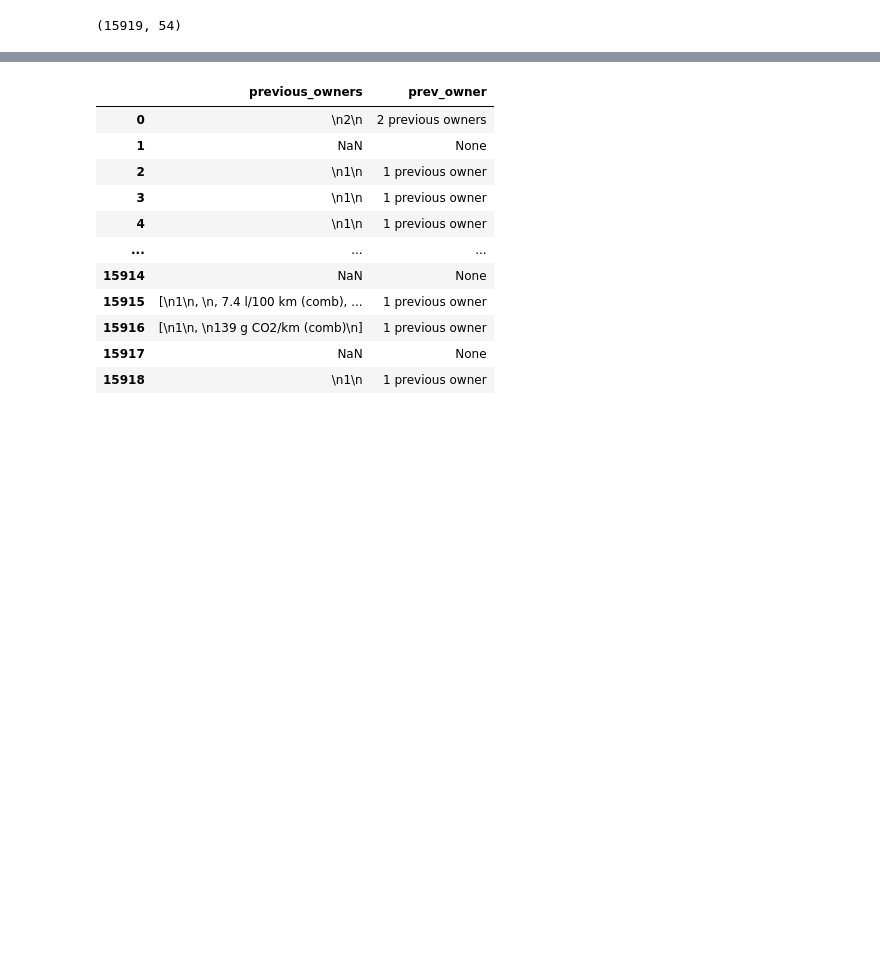
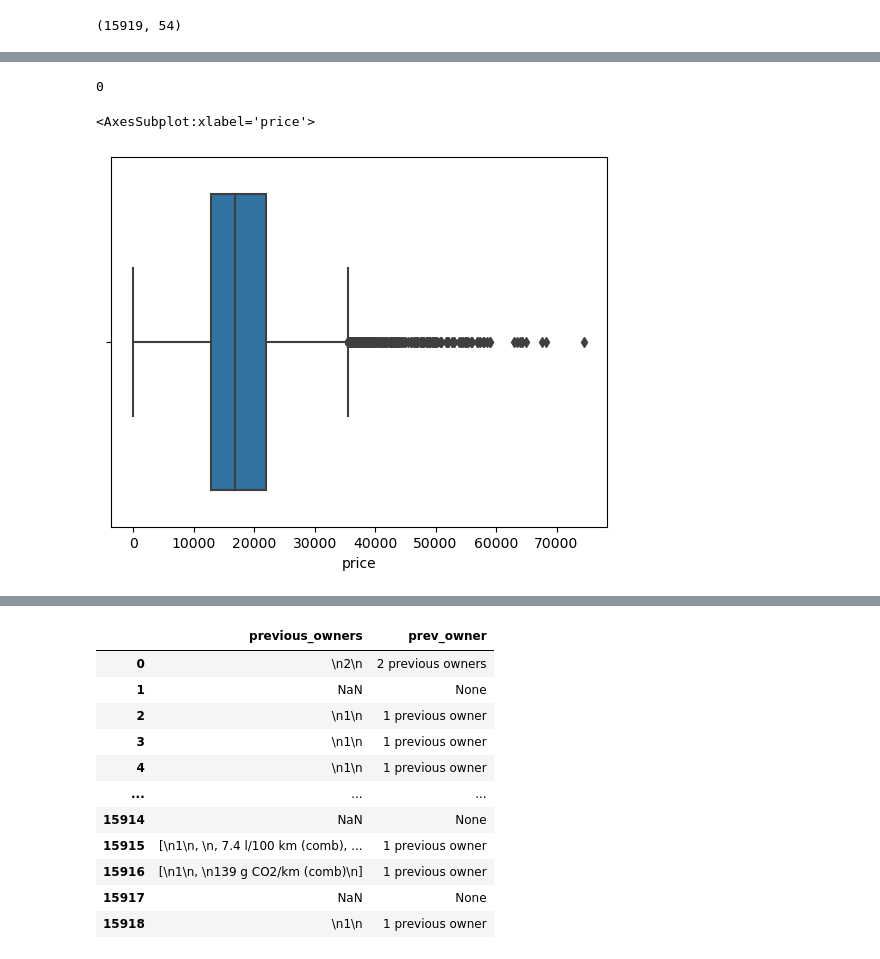
Before and after one commit to sibelsezen/vehicle-data-cleaning-ml, a Jupyter notebook: notebooks/01_data_cleaning.ipynb, the cells around one changed output, grey strips where cells are left out. Cells and saved outputs as stored; diff of their text form; code cells hidden in the pictures; blank space fills up the shorter version.

```diff
--- a/notebooks/01_data_cleaning.ipynb
+++ b/notebooks/01_data_cleaning.ipynb
@@ -70,0 +276,3 @@ df.head()
+# %%
+# After the examination, we have decided to drop the columns, "Make" & "Model" and kept the column of "make_model.
+df.drop(["make","model"], axis= 1, inplace = True)
@@ -70,0 +309,2 @@ df.head()
+# %%
+df.drop("short_description", axis=1, inplace=True)
@@ -70,0 +341,2 @@ df.head()
+# %%
+df.drop("description", axis=1, inplace=True)
@@ -70,0 +373,4 @@ df.head()
+# %%
+# Both the columns of "body_type" & "Body" have the same information,
+# we will keep the "body_type" column which is more readable.
+df.drop("body", axis = 1, inplace = True)
@@ -70,0 +394,9 @@ df.head()
+# %%
+df.price.isnull().sum()
+# %% [output]
+0
+# %%
+sns.boxplot(df.price)
+# %% [output]
+<AxesSubplot:xlabel='price'>
+[figure, added]
```
Also changed, not shown: parts of 193 cells of this notebook, 6 other files.
